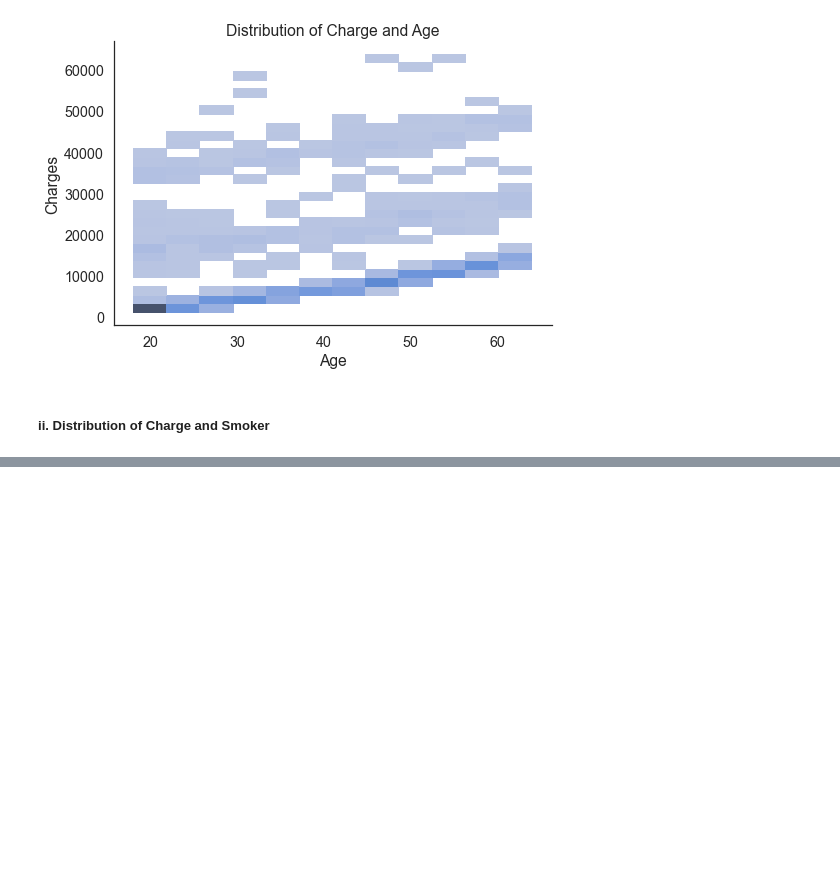
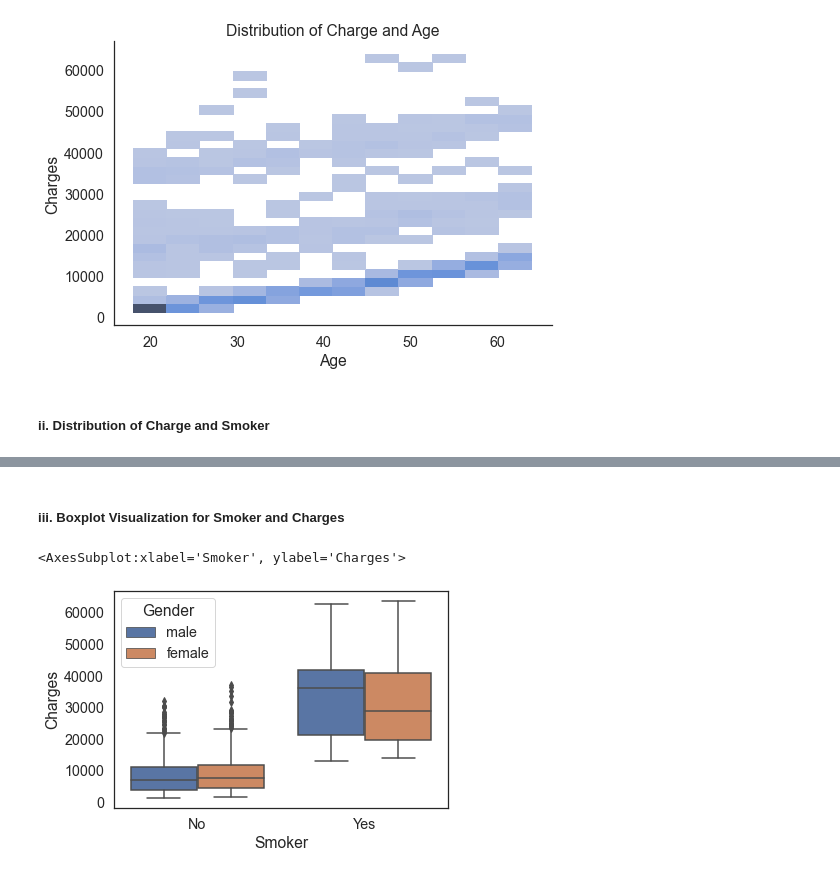
Before and after one commit to data301-2020-winter2/course-project-group_1000, a Jupyter notebook: analysis/Ryan/milestone 2/milestone 2.ipynb, the cells around one changed output, grey strips where cells are left out. Drawn from its saved outputs; the diff is of its cells as text; code cells hidden in the pictures; blank space fills up the shorter version.

```diff
--- a/analysis/Ryan/milestone 2/milestone 2.ipynb
+++ b/analysis/Ryan/milestone 2/milestone 2.ipynb
@@ -381,0 +400,7 @@ sns.displot(data = improved_medical_Cost, x = 'Charges', hue = 'Smoker', multipl
+# %% [markdown]
+##### iii. Boxplot Visualization for Smoker and Charges
+# %%
+sns.boxplot(data = improved_medical_Cost, x = "Smoker", y = "Charges", hue = "Gender")
+# %% [output]
+<AxesSubplot:xlabel='Smoker', ylabel='Charges'>
+[figure, added]
```
Also changed, not shown: parts of 37 cells of this notebook.
